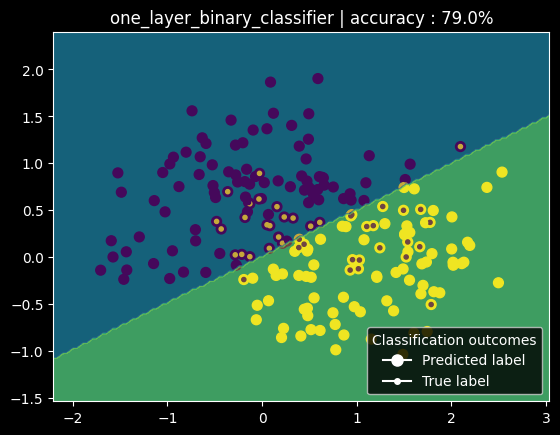
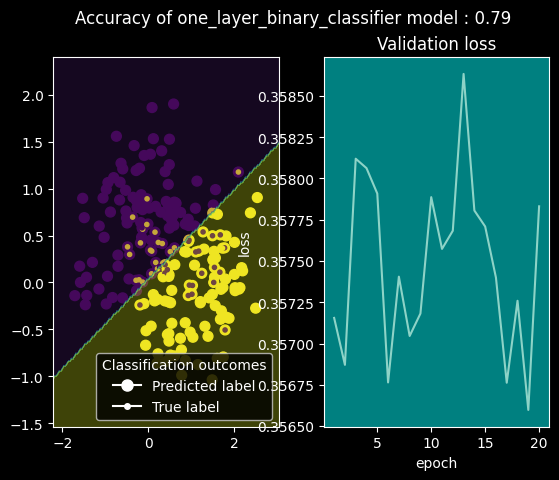
The notebook cell's code change between the first figure and the second:
--- before
+++ after
@@ -5,8 +5,8 @@
 get_accuracy(y_test, predictions)
 
-fig, ax = plt.subplots()
+fig, (comparison, validation_loss) = plt.subplots(1,2)
 plt.gca().set_facecolor('teal')
 
-plot_performance_evaluation(ax,
+plot_performance_evaluation(comparison,
                             model_name="one_layer_binary_classifier",
                             X_test=X_test,
@@ -14,5 +14,23 @@
                             y_predictions=predictions)
 
-sub_plot_decision_boundary(model=model, X_test=X_test, y_test=y_test, ax=ax)
+sub_plot_decision_boundary(model=model, X_test=X_test, y_test=y_test, ax=comparison)
+
+validation_loss_values = training_history.history["loss"]
+validation_loss.plot(range(1, len(validation_loss_values) + 1), validation_loss_values)
+validation_loss.set_xlabel("epoch")
+validation_loss.set_ylabel("loss")
+validation_loss.set_title("Validation loss")
+
+accuracy = get_accuracy(y_test=y_test, y_predictions=predictions)
+fig.suptitle(f"Accuracy of one_layer_binary_classifier model : {accuracy}")
+
+print(f"For the regression problem a network with single hidden layer has been chosen. "
+      "The layer has 6 neurons and a RELU activation function to prevent the linearity problem. "
+      "In the training the ADAM function was used for recalculation of neurons weights. The training "
+      "consisted of 80 epochs which is a local optimum, as a decline in accuracy over 100 epochs was observed. Additionally the batch size was set as one-forth of the train dataset size.\n"
+      ""
+      "Configuration has yielded following results:\n"
+      f"- The mean absolute error of training test is {mean_absolute_error}\n"
+      f"- The validation loss decreased from {initial_loss} observed after first epoch to {final_loss} observed after {number_of_epochs}th epoch.")
 
 plt.show()

Commit: added extra plots